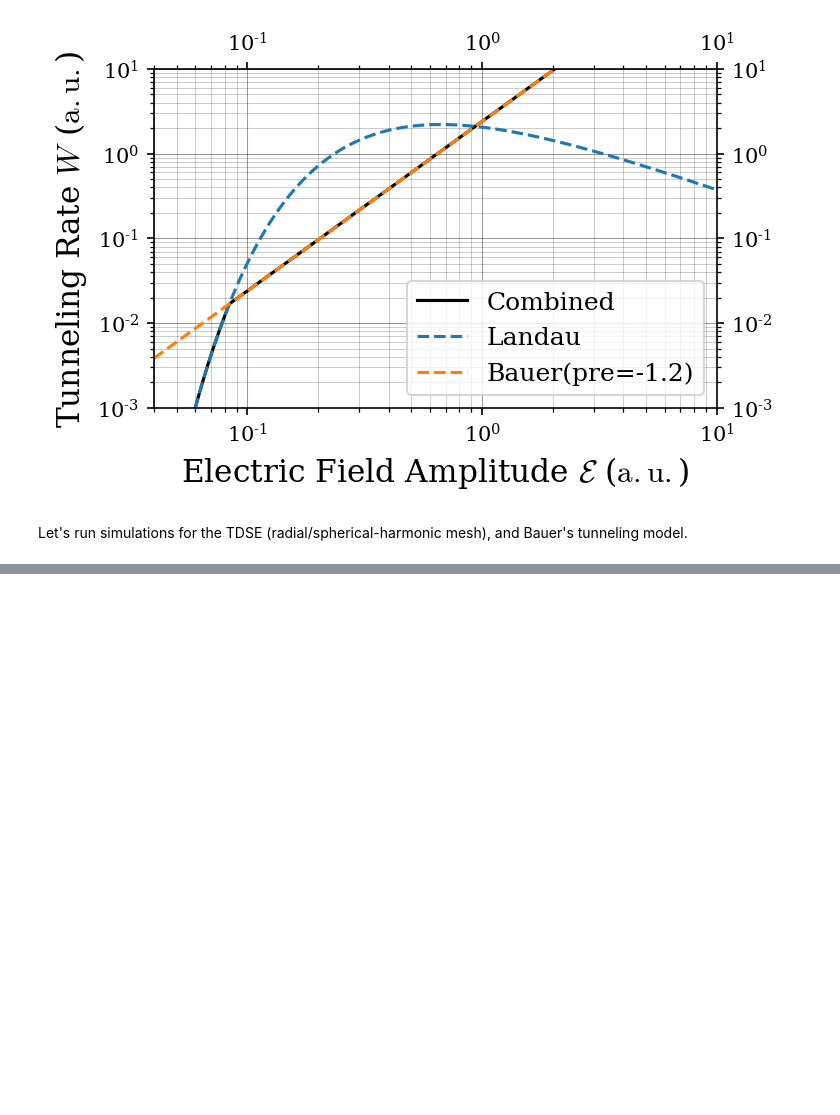
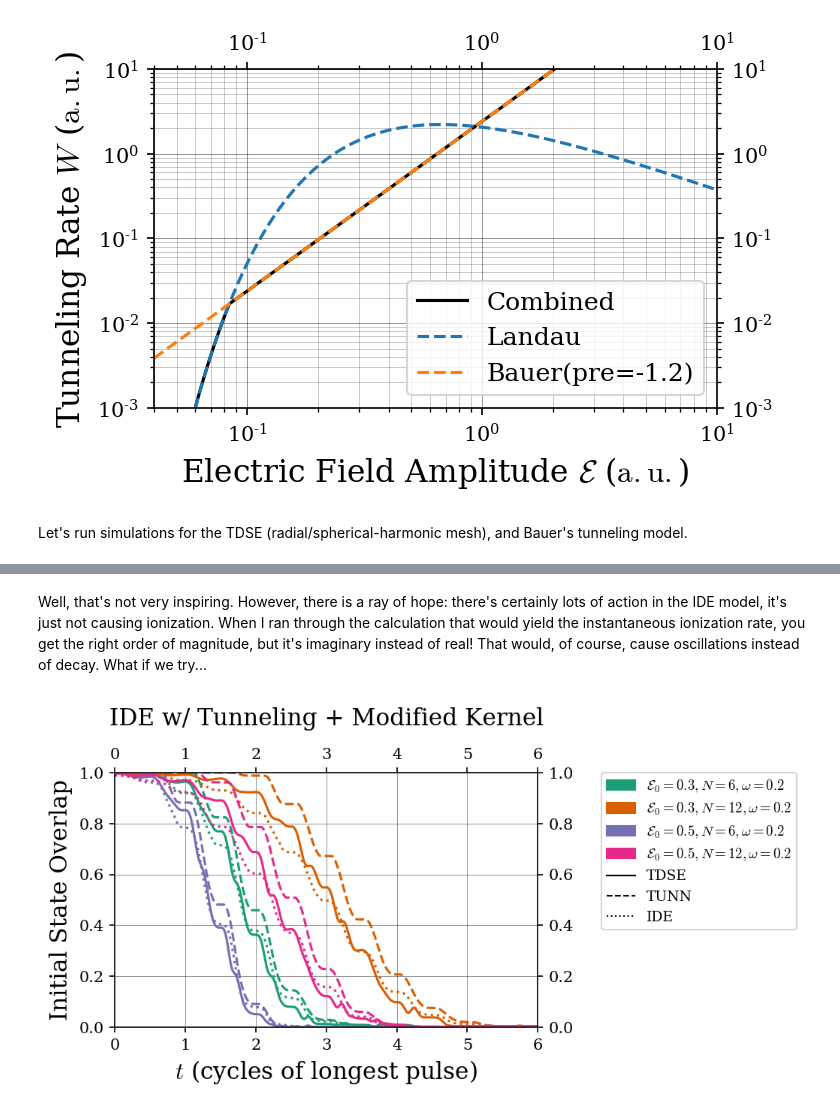
Before and after one commit to JoshKarpel/ionization, a Jupyter notebook: science/bauer/DBauer1999.ipynb, the cells around one changed output, grey strips where cells are left out. Cells and saved outputs as stored; diff of their text form; code cells hidden in the pictures; blank space fills up the shorter version.

```diff
--- a/science/bauer/DBauer1999.ipynb
+++ b/science/bauer/DBauer1999.ipynb
@@ -381,0 +488,25 @@ ide_with_tunneling_results = [si.utils.run_from_simlib(spec, simlib = SIM_LIB, p
+# %% [markdown]
+Well, that's not very inspiring. However, there is a ray of hope: there's certainly lots of action in the IDE model, it's just not causing ionization. When I ran through the calculation that would yield the instantaneous ionization rate, you get the right order of magnitude, but it's imaginary instead of real! That would, of course, cause oscillations instead of decay. What if we try...
+# %%
+class NotTheHydrogenKernel(ion.ide.LengthGaugeHydrogenKernel):
+    def _evaluate_kernel_function(self, time_difference):
+        return 1j * super()._evaluate_kernel_function(time_difference)
+
+prefactor = -1.2
+ide_with_mod_kernel_specs = [
+    ion.ide.IntegroDifferentialEquationSpecification(
+        'IDE_' + pulse.identifier + f'_prefactor={prefactor}' + '_mod_kernel',
+        **time_and_field(pulse),
+        kernel = NotTheHydrogenKernel(),
+        tunneling_model = LandauBelowCriticalField(prefactor = prefactor),
+        ionization_potential = -u.rydberg,
+        **CHECKPOINT_KWARGS,
+    )
+    for pulse in pulses
+]
+
+ide_with_mod_kernel_results = [si.utils.run_from_simlib(spec, simlib = SIM_LIB, progress_bar = True) for spec in ide_with_mod_kernel_specs]
+
+compare_ide_to_bauer(pulses, tdse_results, tunneling_results, ide_with_mod_kernel_results, postfix = '_with_mod_kernel', title = 'IDE w/ Tunneling + Modified Kernel')
+# %% [output]
+[figure, added]
```
Also changed, not shown: parts of 10 cells of this notebook, 8 other files.
